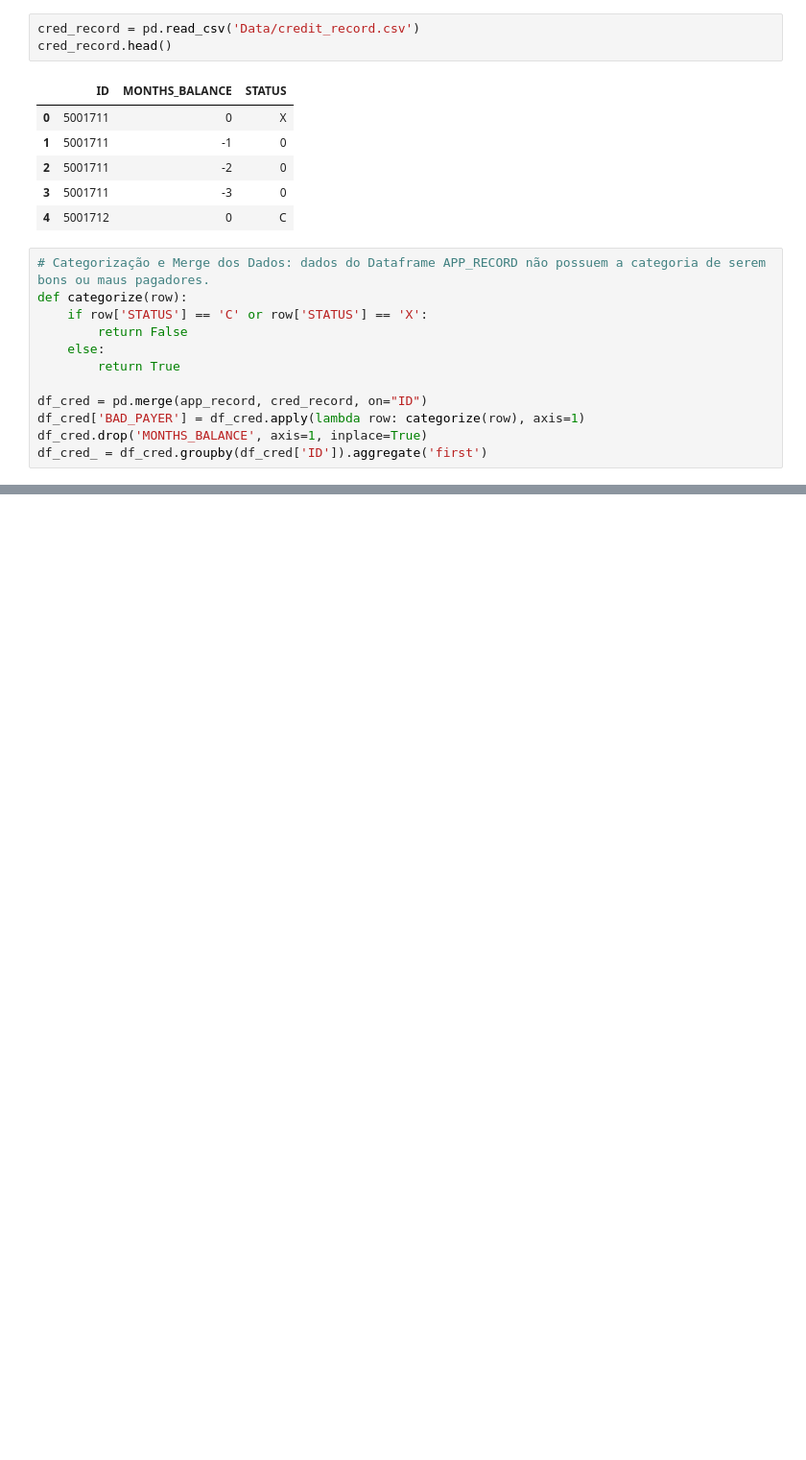
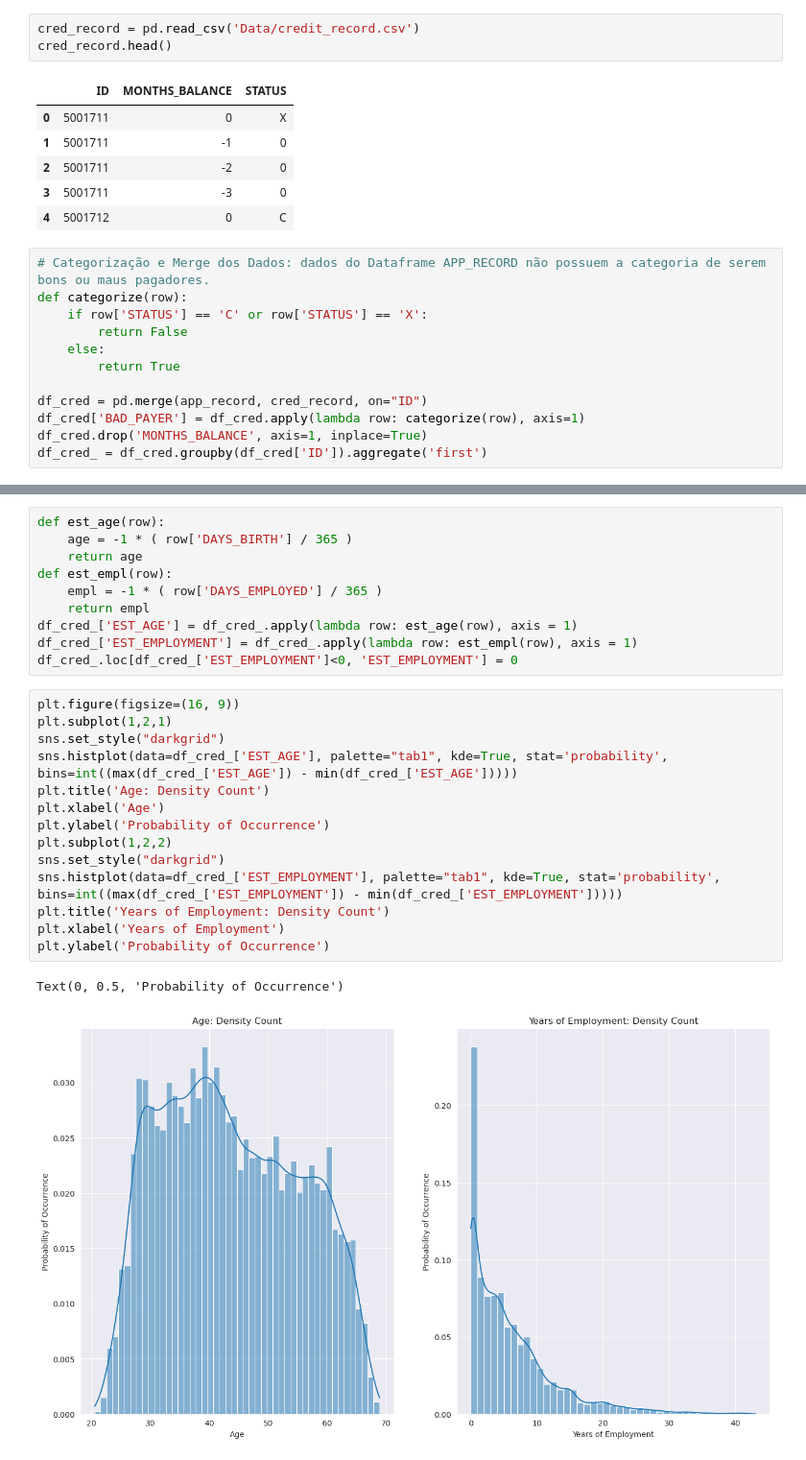
Before and after one commit to thomaschiari/Credit-Analysis-01, a Jupyter notebook: Classificacao_Credito.ipynb, the cells around one changed output, grey strips where cells are left out. Shown at 96% size. Drawn from its saved outputs; the diff is of its cells as text; blank space fills up the shorter version.

```diff
--- a/Classificacao_Credito.ipynb
+++ b/Classificacao_Credito.ipynb
@@ -56,3 +64,30 @@ Name: BAD_PAYER, dtype: int64
 | 5008812 | F | N | Y | 0 | 283500.0 | Pensioner | ... |
 | 5008813 | F | N | Y | 0 | 283500.0 | Pensioner | ... |
 | 5008814 | F | N | Y | 0 | 283500.0 | Pensioner | ... |
+# %%
+def est_age(row):
+    age = -1 * ( row['DAYS_BIRTH'] / 365 )
+    return age
+def est_empl(row):
+    empl = -1 * ( row['DAYS_EMPLOYED'] / 365 )
+    return empl
+df_cred_['EST_AGE'] = df_cred_.apply(lambda row: est_age(row), axis = 1)
+df_cred_['EST_EMPLOYMENT'] = df_cred_.apply(lambda row: est_empl(row), axis = 1)
+df_cred_.loc[df_cred_['EST_EMPLOYMENT']<0, 'EST_EMPLOYMENT'] = 0
+# %%
+plt.figure(figsize=(16, 9))
+plt.subplot(1,2,1)
+sns.set_style("darkgrid")
+sns.histplot(data=df_cred_['EST_AGE'], palette="tab1", kde=True, stat='probability', bins=int((max(df_cred_['EST_AGE']) - min(df_cred_['EST_AGE']))))
+plt.title('Age: Density Count')
+plt.xlabel('Age')
+plt.ylabel('Probability of Occurrence')
+plt.subplot(1,2,2)
+sns.set_style("darkgrid")
+sns.histplot(data=df_cred_['EST_EMPLOYMENT'], palette="tab1", kde=True, stat='probability', bins=int((max(df_cred_['EST_EMPLOYMENT']) - min(df_cred_['EST_EMPLOYMENT']))))
+plt.title('Years of Employment: Density Count')
+plt.xlabel('Years of Employment')
+plt.ylabel('Probability of Occurrence')
+# %% [output]
+Text(0, 0.5, 'Probability of Occurrence')
+[figure, added]
```
Also changed, not shown: parts of 7 cells of this notebook.
